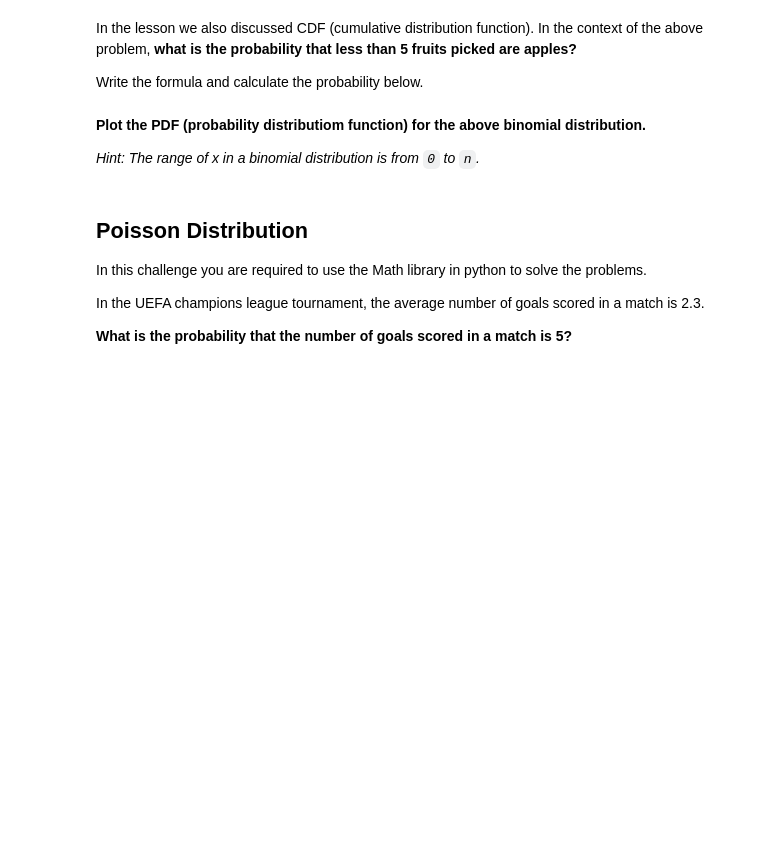
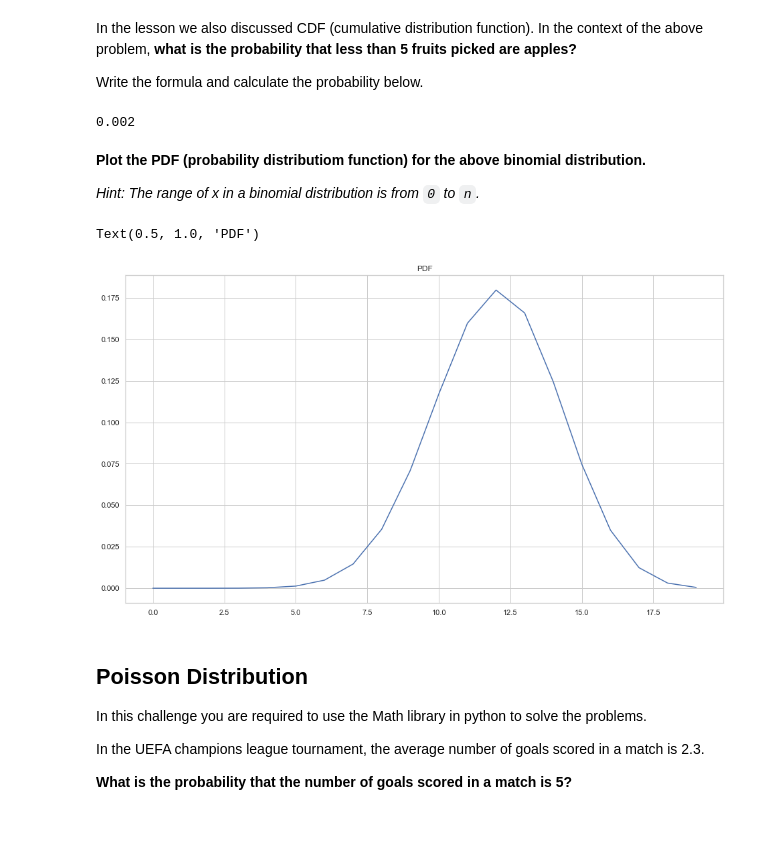
Before and after one commit to Ironhack-data-bcn-january-2023/lab-discrete-probability-distributions, a Jupyter notebook: your-code/main.ipynb, the cells around one changed output. Saved outputs shown, nothing was run; the diff lists cells and outputs as text; code cells hidden in the pictures; blank space fills up the shorter version.

```diff
--- a/your-code/main.ipynb
+++ b/your-code/main.ipynb
@@ -1,3 +1,17 @@
+# %%
+from matplotlib import pyplot as plt
+%matplotlib inline
+%config Inlinebackend.figure_format = 'retina'
+
+import seaborn as sns
+sns.set_context('poster')
+sns.set(rc={'figure.figsize': (16., 9.)})
+sns.set_style('whitegrid')
+
+from scipy.stats import bernoulli
+from scipy.stats import binom
+from scipy.stats import poisson
+import numpy as np
 # %% [markdown]
 # Before your start:
 
@@ -53,0 +83,5 @@ Please note that this time the order of the fruits being picked does not matter.
+# %%
+N = 20
+p = 0.6
+# %%
+my_binom = binom(N, p)
@@ -64,3 +96,8 @@ Write the formula and calculate the probability below.
+# %%
+cumulative = round(my_binom.cdf(5), 3)
+cumulative
+# %% [output]
+0.002
 # %% [markdown]
 **Plot the PDF (probability distributiom function) for the above binomial distribution.**
 
@@ -71,3 +105,10 @@ Write the formula and calculate the probability below.
+# %%
+y = np.arange(20)
+plt.plot(y, my_binom.pmf(y))
+plt.title('PDF')
+# %% [output]
+Text(0.5, 1.0, 'PDF')
+[figure, added]
 # %% [markdown]
 ## Poisson Distribution
 
```
Also changed, not shown: parts of 19 cells of this notebook.
